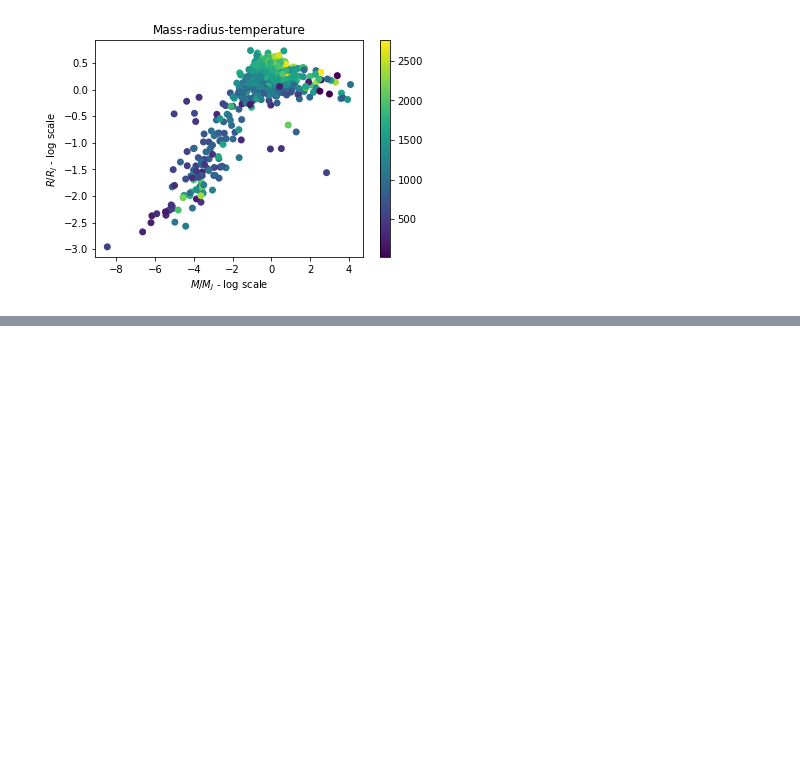
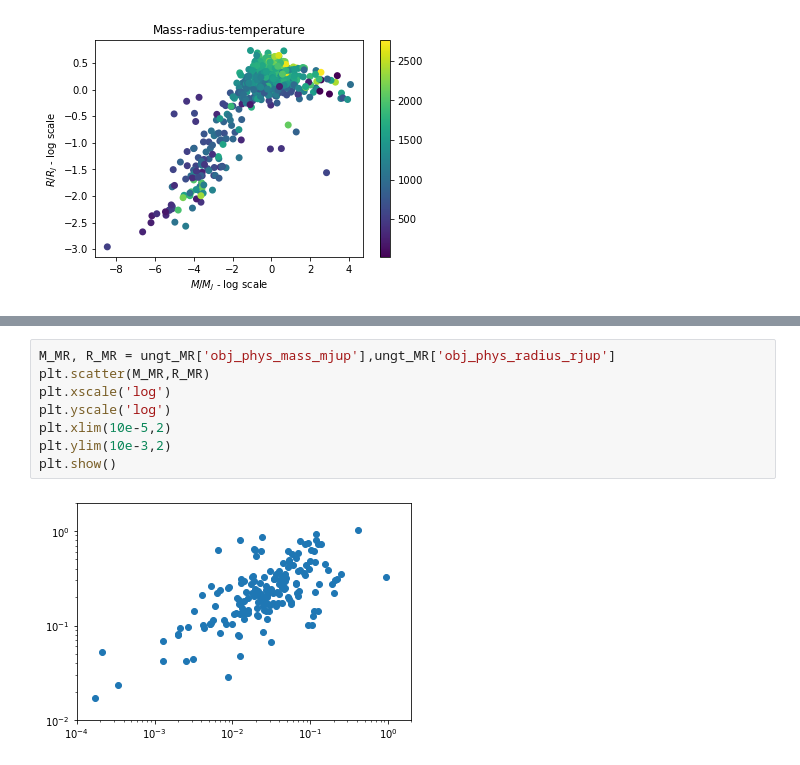
Before and after one commit to anaclb/exoplanets, a Jupyter notebook: mass-radius-temp.ipynb, the cells around one changed output, grey strips where cells are left out. Drawn from its saved outputs; the diff is of its cells as text; blank space fills up the shorter version.

```diff
--- a/mass-radius-temp.ipynb
+++ b/mass-radius-temp.ipynb
@@ -36,0 +110,10 @@ plt.show()
+# %%
+M_MR, R_MR = ungt_MR['obj_phys_mass_mjup'],ungt_MR['obj_phys_radius_rjup']
+plt.scatter(M_MR,R_MR)
+plt.xscale('log')
+plt.yscale('log')
+plt.xlim(10e-5,2)
+plt.ylim(10e-3,2)
+plt.show()
+# %% [output]
+[figure, added]
```
Also changed, not shown: parts of 11 cells of this notebook, 3 other files.
